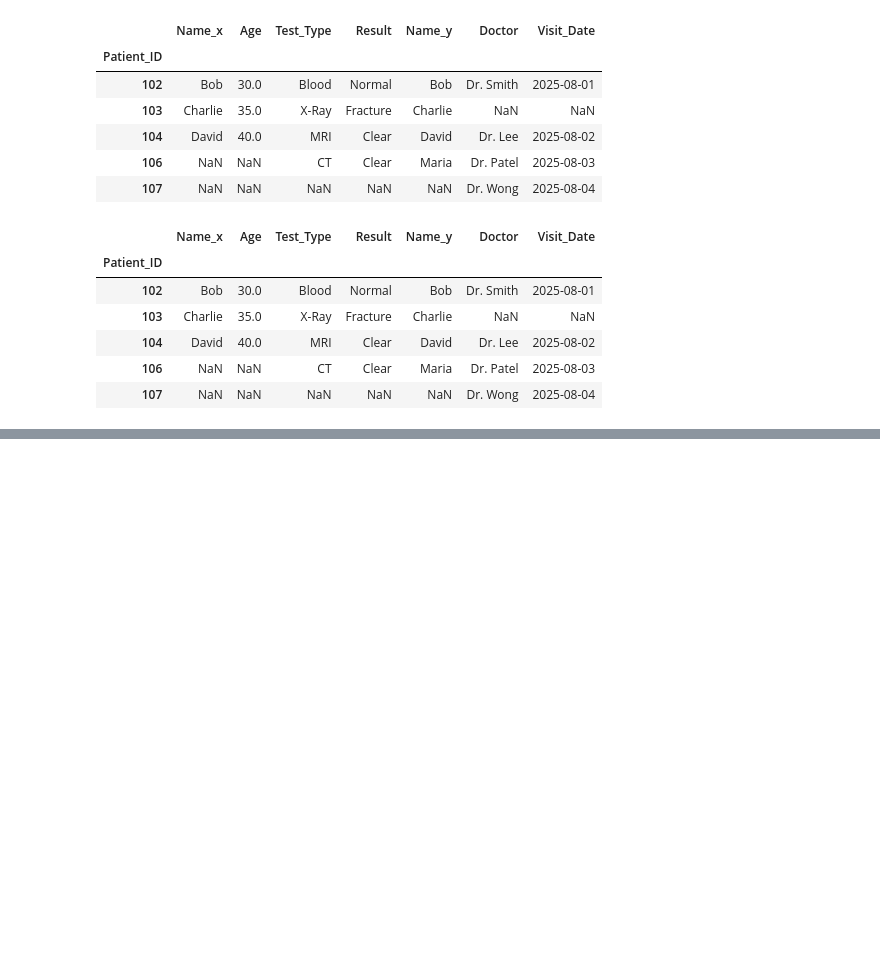
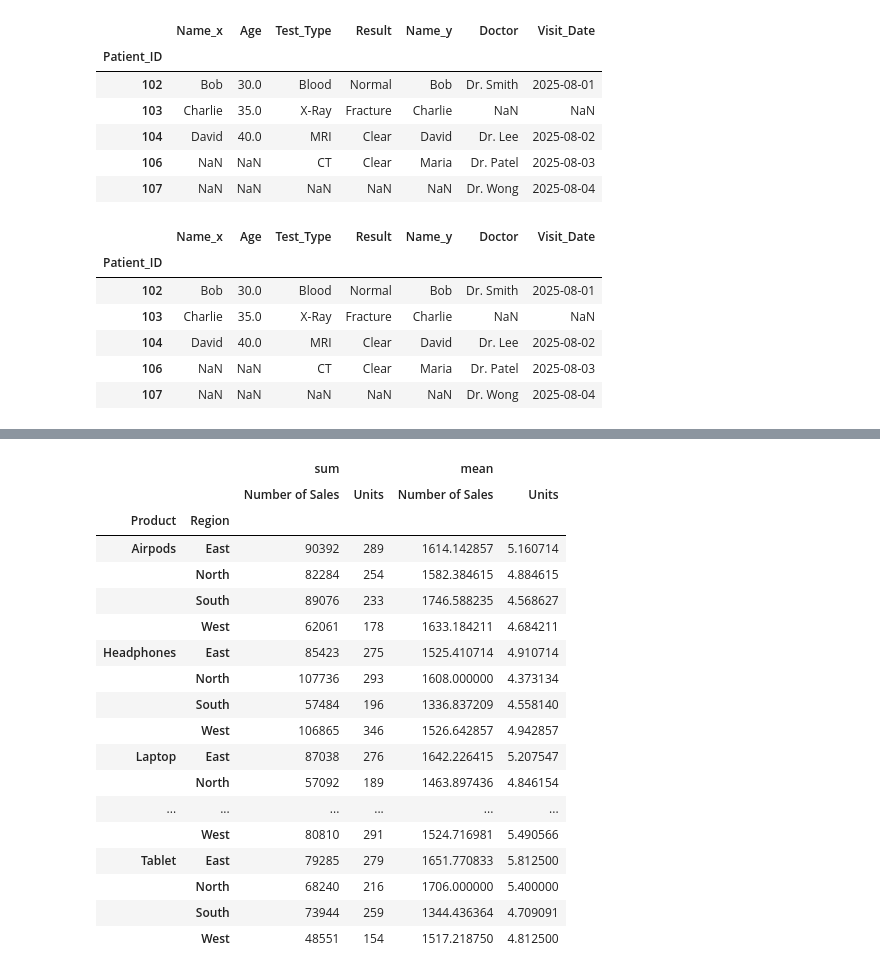
Before and after one commit to mseifoori/Machine-Learning-Exercises, a Jupyter notebook: Data_Processing/Notes/pandas_notes.ipynb, the cells around one changed output, grey strips where cells are left out. Cells and saved outputs as stored; diff of their text form; code cells hidden in the pictures; blank space fills up the shorter version.

```diff
--- a/Data_Processing/Notes/pandas_notes.ipynb
+++ b/Data_Processing/Notes/pandas_notes.ipynb
@@ -922,0 +1117,22 @@ patients_info.join(df_data, how='outer')
+# %%
+sales_df.pivot_table(index='Product', values=['Number of Sales', 'Units'], columns='Region', aggfunc=['sum', 'mean']).stack()
+# %% [output]
+|  |  | sum |  | mean |  |
+|  |  | Number of Sales | Units | Number of Sales | Units |
+| Product | Region |  |  |  |  |
+| Airpods | East | 90392 | 289 | 1614.142857 | 5.160714 |
+|  | North | 82284 | 254 | 1582.384615 | 4.884615 |
+|  | South | 89076 | 233 | 1746.588235 | 4.568627 |
+|  | West | 62061 | 178 | 1633.184211 | 4.684211 |
+| Headphones | East | 85423 | 275 | 1525.410714 | 4.910714 |
+|  | North | 107736 | 293 | 1608.000000 | 4.373134 |
+|  | South | 57484 | 196 | 1336.837209 | 4.558140 |
+|  | West | 106865 | 346 | 1526.642857 | 4.942857 |
+| Laptop | East | 87038 | 276 | 1642.226415 | 5.207547 |
+|  | North | 57092 | 189 | 1463.897436 | 4.846154 |
+| ... | ... | ... | ... | ... | ... |
+|  | West | 80810 | 291 | 1524.716981 | 5.490566 |
+| Tablet | East | 79285 | 279 | 1651.770833 | 5.812500 |
+|  | North | 68240 | 216 | 1706.000000 | 5.400000 |
+|  | South | 73944 | 259 | 1344.436364 | 4.709091 |
+|  | West | 48551 | 154 | 1517.218750 | 4.812500 |
```
Also changed, not shown: parts of 14 cells of this notebook, 2 other files.
